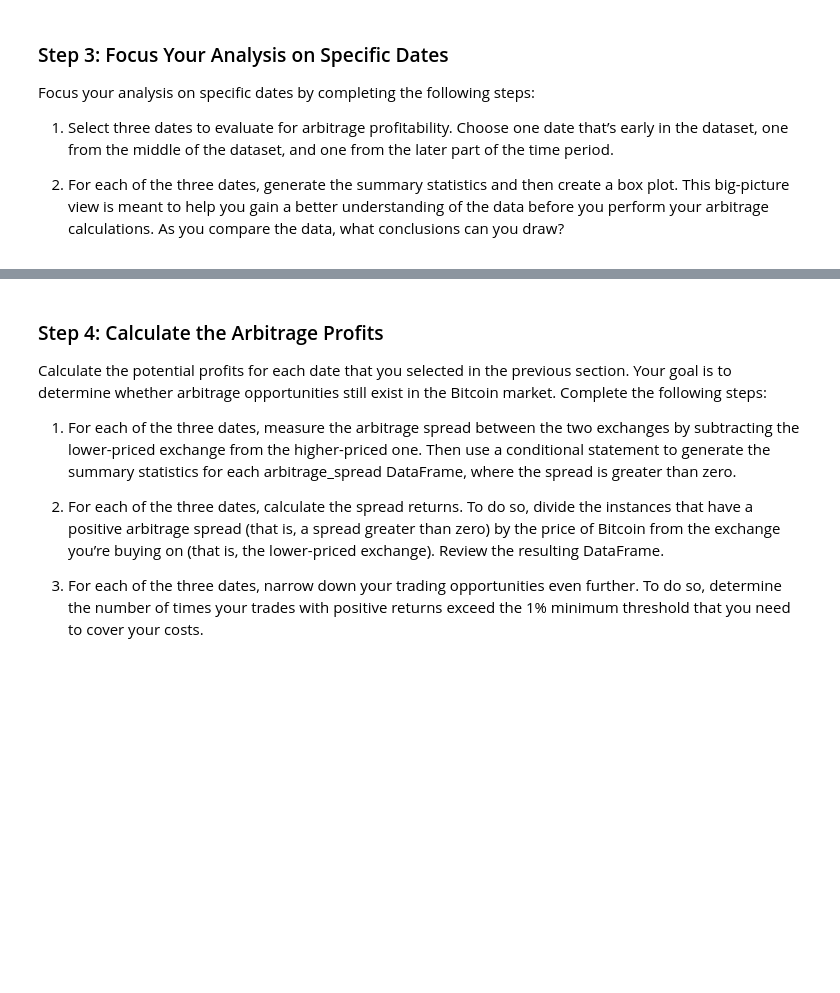
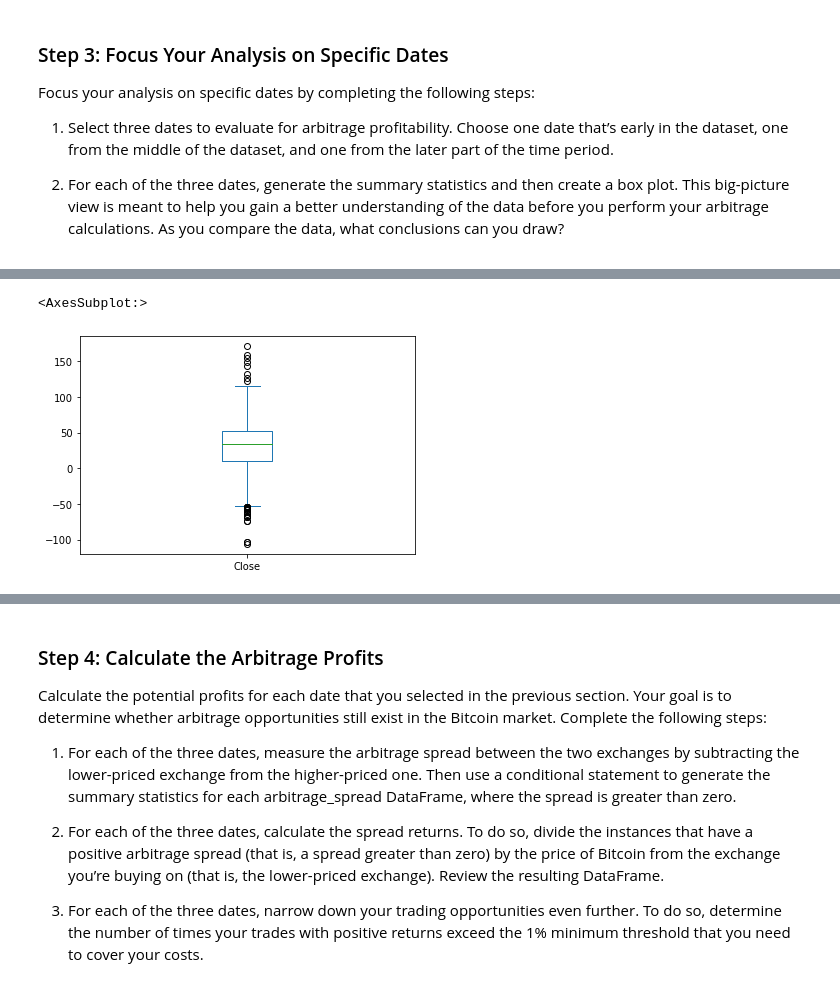
Before and after one commit to ghedrick76/module_3_challenge, a Jupyter notebook: Starter_Code/crypto_arbitrage.ipynb, the cells around one changed output, grey strips where cells are left out. Cells and saved outputs as stored; diff of their text form; code cells hidden in the pictures; blank space fills up the shorter version.

```diff
--- a/Starter_Code/crypto_arbitrage.ipynb
+++ b/Starter_Code/crypto_arbitrage.ipynb
@@ -368,8 +377,8 @@ Focus your analysis on specific dates by completing the following steps:
 # %%
 # Using the early date that you have selected, calculate the arbitrage spread
 # by subtracting the bitstamp lower closing prices from the coinbase higher closing prices
-arbitrage_spread_early = # YOUR CODE HERE
+arbitrage_spread_early = coinbase_early - bitstamp_early
 
 # Generate summary statistics for the early DataFrame
-# YOUR CODE HERE
+arbitrage_spread_early.describe()
 # %% [output]
@@ -377,6 +394,9 @@ SyntaxError: invalid syntax (3616388465.py, line 3)
 # %%
 # Visualize the arbitrage spread from early in the dataset in a box plot
-# YOUR CODE HERE
+arbitrage_spread_early.plot(kind='box')
+# %% [output]
+<AxesSubplot:>
+[figure, added]
 # %%
 # Create an overlay plot that visualizes the two dataframes over a period of one day from the middle of the dataset.
 # Be sure that the plots include the parameters `legend`, `figsize`, `title`, `color` and `label`
```
Also changed, not shown: parts of 10 cells of this notebook.
